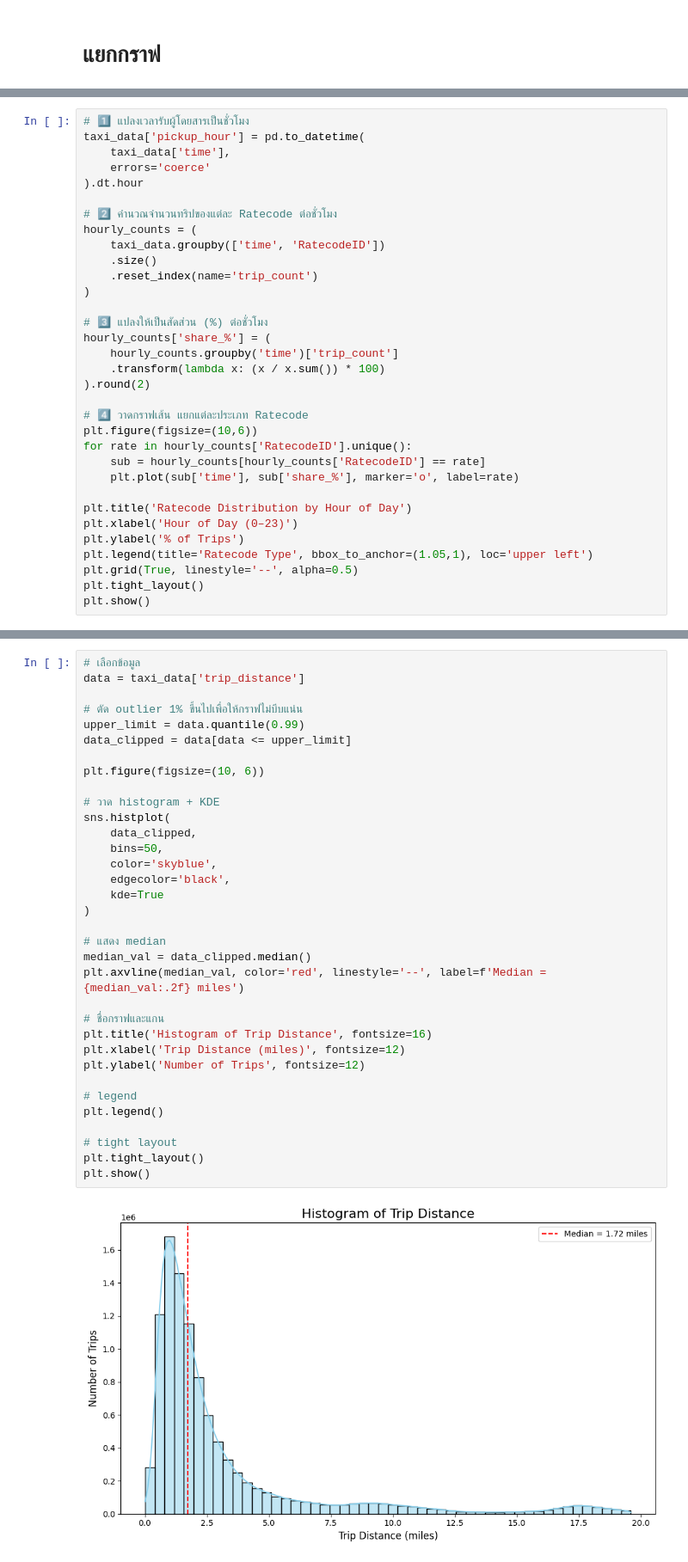
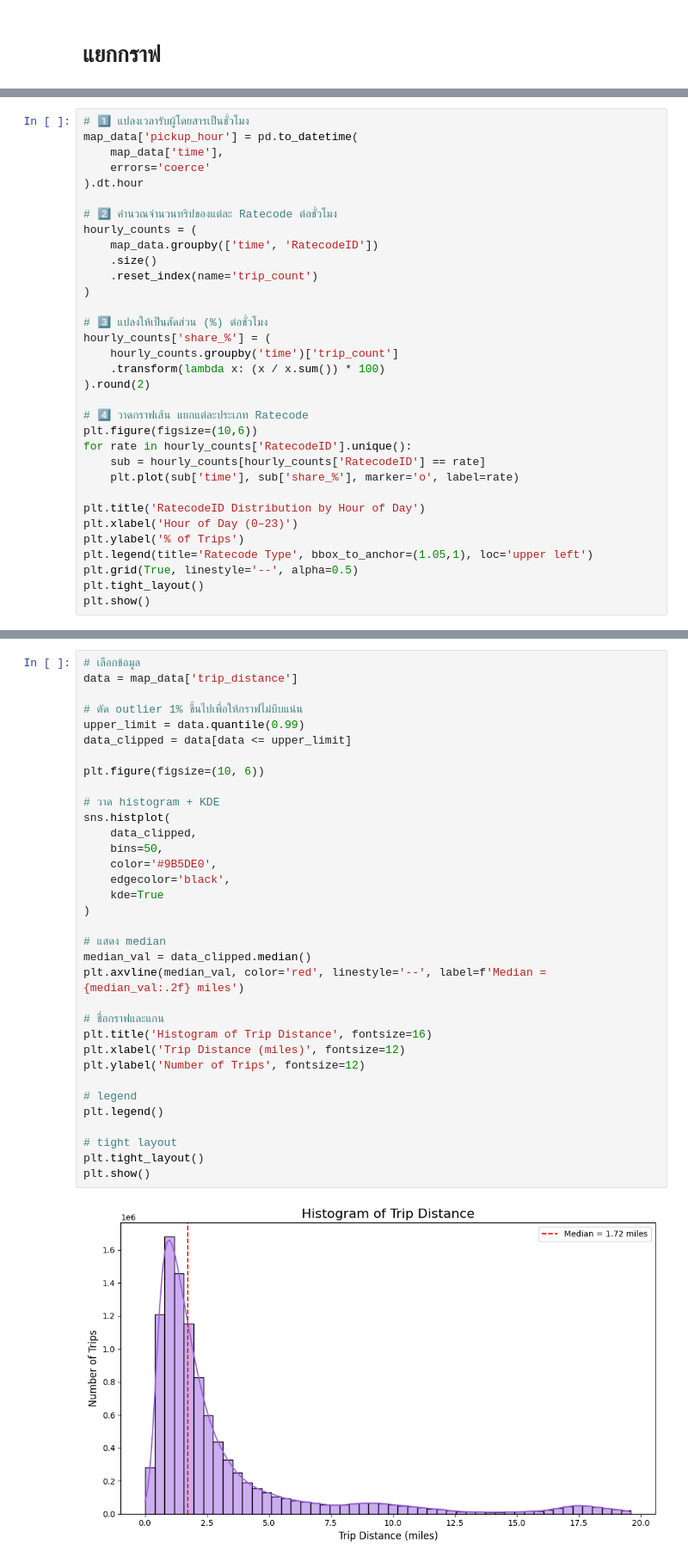
Before and after one commit to TKhahahah/Text_Analytics, a Jupyter notebook: Untitled2.ipynb, the cells around one changed output, grey strips where cells are left out. Shown at 86% size. Saved outputs shown, nothing was run; the diff lists cells and outputs as text.

```diff
--- a/Untitled2.ipynb
+++ b/Untitled2.ipynb
@@ -304,13 +309,13 @@ plt.show()
 # %%
 # 1️⃣ แปลงเวลารับผู้โดยสารเป็นชั่วโมง
-taxi_data['pickup_hour'] = pd.to_datetime(
-    taxi_data['time'],
+map_data['pickup_hour'] = pd.to_datetime(
+    map_data['time'],
     errors='coerce'
 ).dt.hour
 
 # 2️⃣ คำนวณจำนวนทริปของแต่ละ Ratecode ต่อชั่วโมง
 hourly_counts = (
-    taxi_data.groupby(['time', 'RatecodeID'])
+    map_data.groupby(['time', 'RatecodeID'])
     .size()
     .reset_index(name='trip_count')
 )
@@ -327,7 +332,7 @@ for rate in hourly_counts['RatecodeID'].unique():
     sub = hourly_counts[hourly_counts['RatecodeID'] == rate]
     plt.plot(sub['time'], sub['share_%'], marker='o', label=rate)
 
-plt.title('Ratecode Distribution by Hour of Day')
+plt.title('RatecodeID Distribution by Hour of Day')
 plt.xlabel('Hour of Day (0–23)')
 plt.ylabel('% of Trips')
 plt.legend(title='Ratecode Type', bbox_to_anchor=(1.05,1), loc='upper left')
@@ -339,36 +349,36 @@ plt.show()
 # %%
 # เลือกข้อมูล
-data = taxi_data['trip_distance']
+data = map_data['trip_distance']
 
 # ตัด outlier 1% ขึ้นไปเพื่อให้กราฟไม่บีบแน่น
 upper_limit = data.quantile(0.99)
 data_clipped = data[data <= upper_limit]
 
 plt.figure(figsize=(10, 6))
 
 # วาด histogram + KDE
 sns.histplot(
     data_clipped,
     bins=50,
-    color='skyblue',
+    color='#9B5DE0',
     edgecolor='black',
     kde=True
 )
 
 # แสดง median
 median_val = data_clipped.median()
 plt.axvline(median_val, color='red', linestyle='--', label=f'Median = {median_val:.2f} miles')
 
 # ชื่อกราฟและแกน
 plt.title('Histogram of Trip Distance', fontsize=16)
 plt.xlabel('Trip Distance (miles)', fontsize=12)
 plt.ylabel('Number of Trips', fontsize=12)
 
 # legend
 plt.legend()
 
 # tight layout
 plt.tight_layout()
 plt.show()
 # %% [output]
-[figure, old version]
+[figure, new version]
```
Also changed, not shown: parts of 21 cells of this notebook.
